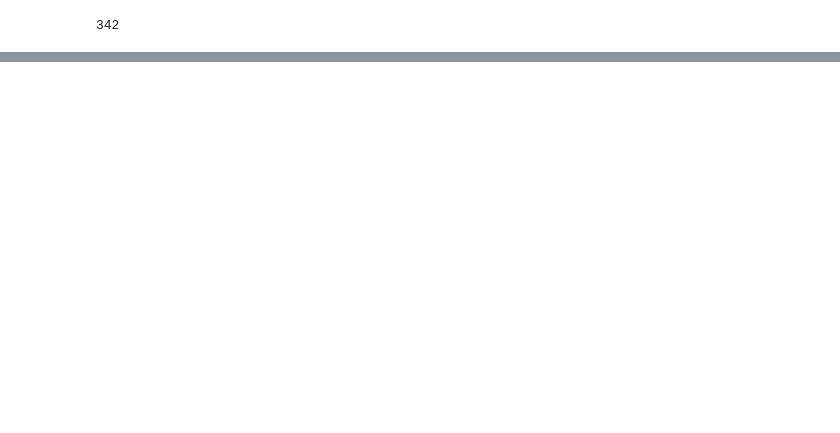
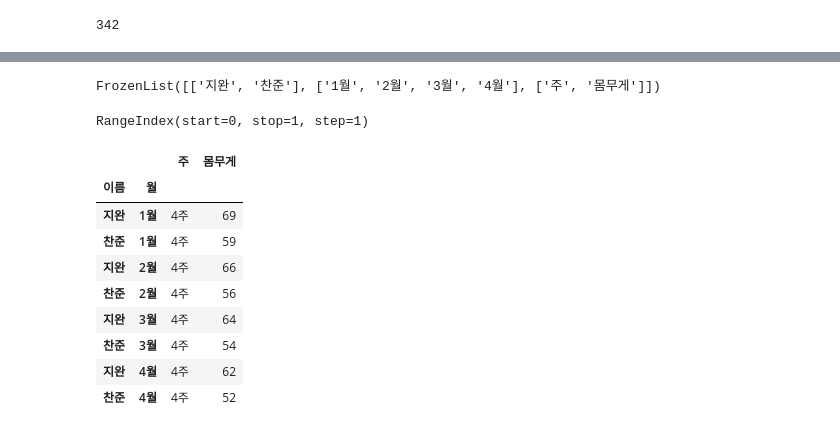
Before and after one commit to ekc1467/Pandas, a Jupyter notebook: 10th.ipynb, the cells around one changed output, grey strips where cells are left out. Cells and saved outputs as stored; diff of their text form; code cells hidden in the pictures; blank space fills up the shorter version.

```diff
--- a/10th.ipynb
+++ b/10th.ipynb
@@ -417,0 +548,8 @@ titanic['survived'].sum()
+# %%
+to_week5.index.levels
+# %% [output]
+FrozenList([['지완', '찬준'], ['1월', '2월', '3월', '4월'], ['주', '몸무게']])
+# %%
+to_week5.columns
+# %% [output]
+RangeIndex(start=0, stop=1, step=1)
@@ -417,0 +558,13 @@ titanic['survived'].sum()
+# %%
+week5
+# %% [output]
+|  |  | 주 | 몸무게 |
+| 이름 | 월 |  |  |
+| 지완 | 1월 | 4주 | 69 |
+| 찬준 | 1월 | 4주 | 59 |
+| 지완 | 2월 | 4주 | 66 |
+| 찬준 | 2월 | 4주 | 56 |
+| 지완 | 3월 | 4주 | 64 |
+| 찬준 | 3월 | 4주 | 54 |
+| 지완 | 4월 | 4주 | 62 |
+| 찬준 | 4월 | 4주 | 52 |
```
Also changed, not shown: parts of 39 cells of this notebook, 13 other files.
